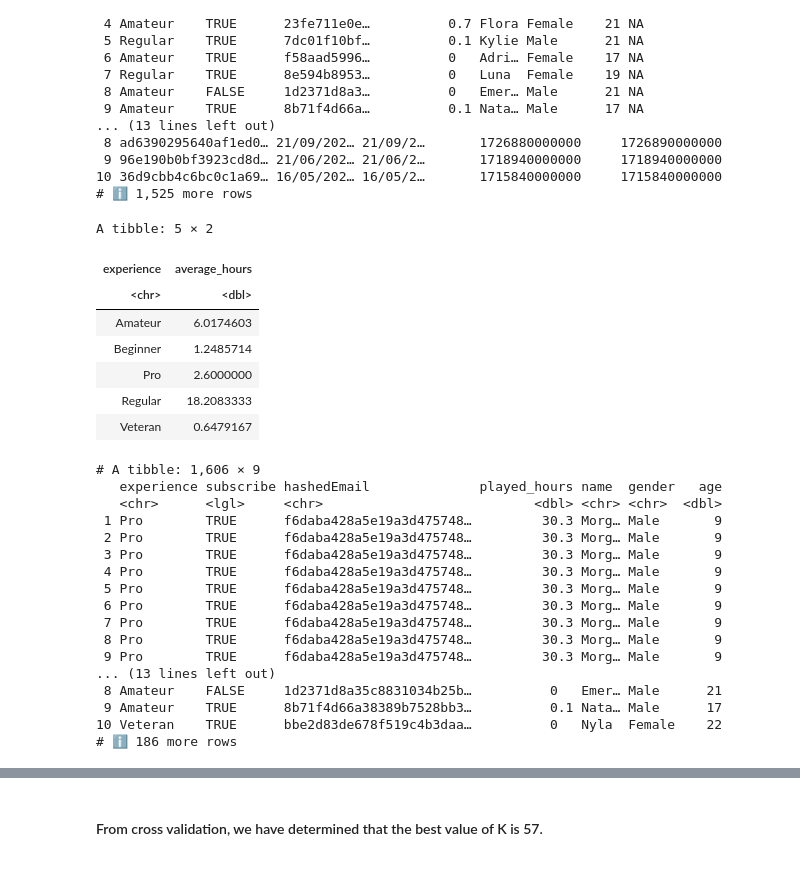
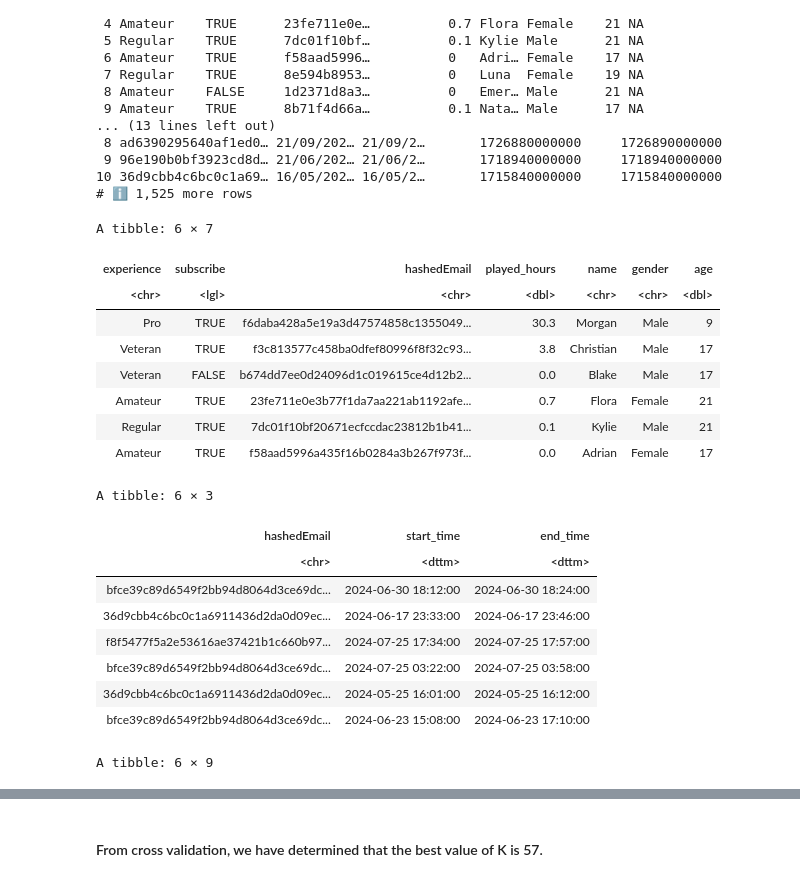
Before and after one commit to yuunvis/Group-Project, a Jupyter notebook: group_project.ipynb, the cells around one changed output, grey strips where cells are left out. Drawn from its saved outputs; the diff is of its cells as text; code cells hidden in the pictures.

```diff
--- a/group_project.ipynb
+++ b/group_project.ipynb
@@ -94,42 +78,34 @@ dbl (2): original_start_time, original_end_time
 # %%
 play_data_select <- play_data|>
                      select(-individualId, -organizationName)
 
 session_data_select <- session_data |>
                         mutate(start_time = as.POSIXct(start_time, format = "%d/%m/%Y %H:%M"),
                         end_time = as.POSIXct(end_time, format = "%d/%m/%Y %H:%M")) |>
                         select(-original_start_time, -original_end_time)
-                        combined_data <- left_join(play_data_select, session_data_select, by = "hashedEmail")
-mean_play<- play_data|>
-group_by(experience)|>
-    summarize(average_hours=mean(played_hours))
 
-mean_play
-print(combined_data)
-print(play_data_select)
+combined_data <- left_join(play_data_select, session_data_select, by = "hashedEmail")
+
+head(play_data_select)
+head(session_data_select)
+head(combined_data)
 # %% [output]
-A tibble: 5 × 2
+A tibble: 6 × 7
-| experience | average_hours |
-| <chr> | <dbl> |
-| Amateur | 6.0174603 |
-| Beginner | 1.2485714 |
-| Pro | 2.6000000 |
-| Regular | 18.2083333 |
-| Veteran | 0.6479167 |
+| experience | subscribe | hashedEmail | played_hours | name | gender | age |
+| <chr> | <lgl> | <chr> | <dbl> | <chr> | <chr> | <dbl> |
+| Pro | TRUE | f6daba428a5e19a3d47574858c1355049... | 30.3 | Morgan | Male | 9 |
+| Veteran | TRUE | f3c813577c458ba0dfef80996f8f32c93... | 3.8 | Christian | Male | 17 |
+| Veteran | FALSE | b674dd7ee0d24096d1c019615ce4d12b2... | 0.0 | Blake | Male | 17 |
+| Amateur | TRUE | 23fe711e0e3b77f1da7aa221ab1192afe... | 0.7 | Flora | Female | 21 |
+| Regular | TRUE | 7dc01f10bf20671ecfccdac23812b1b41... | 0.1 | Kylie | Male | 21 |
+| Amateur | TRUE | f58aad5996a435f16b0284a3b267f973f... | 0.0 | Adrian | Female | 17 |
-# A tibble: 1,606 × 9
-   experience subscribe hashedEmail              played_hours name  gender   age
-   <chr>      <lgl>     <chr>                           <dbl> <chr> <chr>  <dbl>
- 1 Pro        TRUE      f6daba428a5e19a3d475748…         30.3 Morg… Male       9
- 2 Pro        TRUE      f6daba428a5e19a3d475748…         30.3 Morg… Male       9
- 3 Pro        TRUE      f6daba428a5e19a3d475748…         30.3 Morg… Male       9
- 4 Pro        TRUE      f6daba428a5e19a3d475748…         30.3 Morg… Male       9
- 5 Pro        TRUE      f6daba428a5e19a3d475748…         30.3 Morg… Male       9
- 6 Pro        TRUE      f6daba428a5e19a3d475748…         30.3 Morg… Male       9
- 7 Pro        TRUE      f6daba428a5e19a3d475748…         30.3 Morg… Male       9
- 8 Pro        TRUE      f6daba428a5e19a3d475748…         30.3 Morg… Male       9
- 9 Pro        TRUE      f6daba428a5e19a3d475748…         30.3 Morg… Male       9
-... (13 lines left out)
- 8 Amateur    FALSE     1d2371d8a35c8831034b25b…          0   Emer… Male      21
- 9 Amateur    TRUE      8b71f4d66a38389b7528bb3…          0.1 Nata… Male      17
-10 Veteran    TRUE      bbe2d83de678f519c4b3daa…          0   Nyla  Female    22
-# ℹ 186 more rows
+A tibble: 6 × 3
+| hashedEmail | start_time | end_time |
+| <chr> | <dttm> | <dttm> |
+| bfce39c89d6549f2bb94d8064d3ce69dc... | 2024-06-30 18:12:00 | 2024-06-30 18:24:00 |
+| 36d9cbb4c6bc0c1a6911436d2da0d09ec... | 2024-06-17 23:33:00 | 2024-06-17 23:46:00 |
+| f8f5477f5a2e53616ae37421b1c660b97... | 2024-07-25 17:34:00 | 2024-07-25 17:57:00 |
+| bfce39c89d6549f2bb94d8064d3ce69dc... | 2024-07-25 03:22:00 | 2024-07-25 03:58:00 |
+| 36d9cbb4c6bc0c1a6911436d2da0d09ec... | 2024-05-25 16:01:00 | 2024-05-25 16:12:00 |
+| bfce39c89d6549f2bb94d8064d3ce69dc... | 2024-06-23 15:08:00 | 2024-06-23 17:10:00 |
+A tibble: 6 × 9
```
Also changed, not shown: parts of 20 cells of this notebook.
